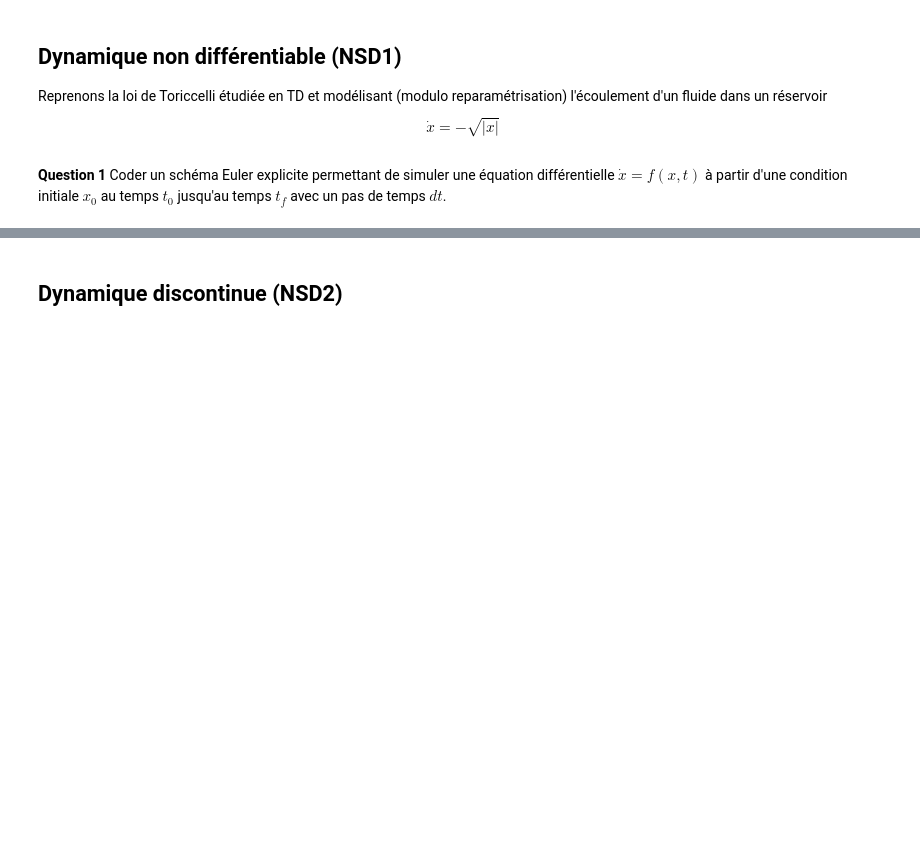
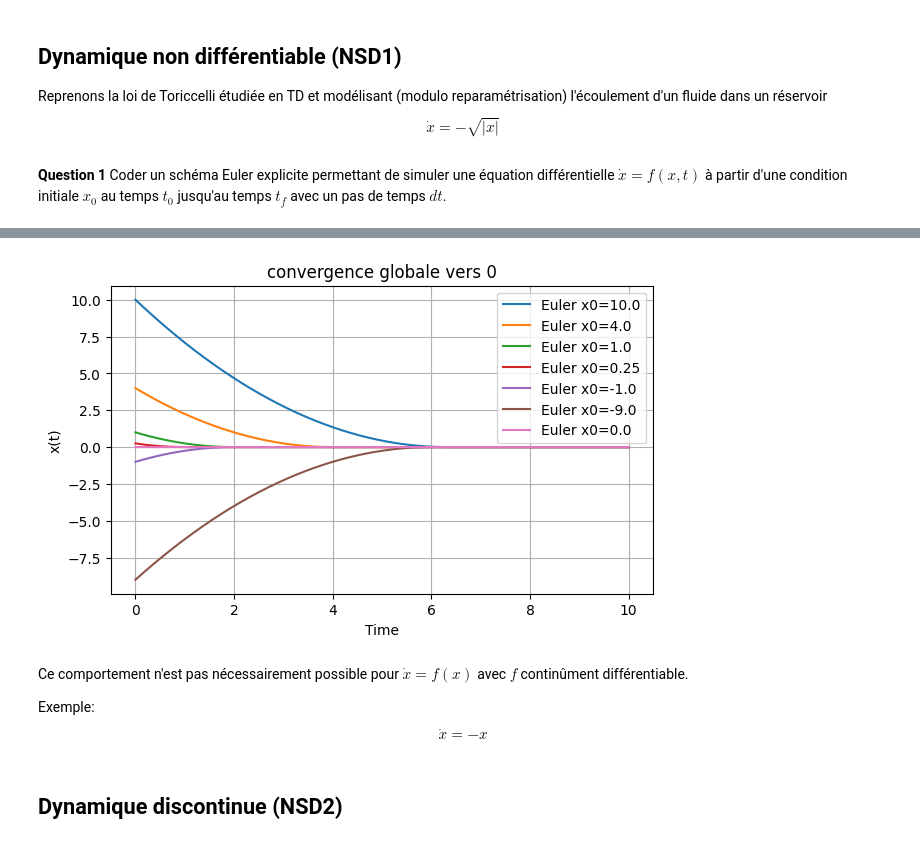
Before and after one commit to alexandrerinchet/Projet-maths-equa-diff, a Jupyter notebook: Projet - Equations Différentielles - 2025.ipynb, the cells around one changed output, grey strips where cells are left out. Cells and saved outputs as stored; diff of their text form; code cells hidden in the pictures; blank space fills up the shorter version.

```diff
--- a/Projet - Equations Différentielles - 2025.ipynb
+++ b/Projet - Equations Différentielles - 2025.ipynb
@@ -85,3 +176,31 @@ avec ${\rm sign}(0)$ arbitraire.
+# %%
+def f2(x, t):
+    if x > 0:
+        return -np.sqrt(x)
+    if x < 0:
+        return np.sqrt(-x)
+    return 0.0
+
+t0, tf, dt = 0.0, 10.0, 1e-3
+x0_list = [10.0, 4.0, 1.0, 0.25, -1.0, -9.0, 0.0]
+
+plt.figure()
+for x0 in x0_list:
+    time, sol = euler_explicite(f2, x0, t0, tf, dt)
+    plt.plot(time, sol, label=f"Euler x0={x0}")
+
+plt.xlabel("Time")
+plt.ylabel("x(t)")
+plt.title("convergence globale vers 0")
+plt.grid(True)
+plt.legend()
+plt.show()
+# %% [output]
+[figure, added]
+# %% [markdown]
+Ce comportement n'est pas nécessairement possible pour $\dot{x}=f(x)$ avec $f$ continûment différentiable.
+
+Exemple:$$\dot{x}=-x$$
 # %% [markdown]
 ## Dynamique discontinue (NSD2)
 # %% [markdown]
```
Also changed, not shown: parts of 13 cells of this notebook, 2 other files.
